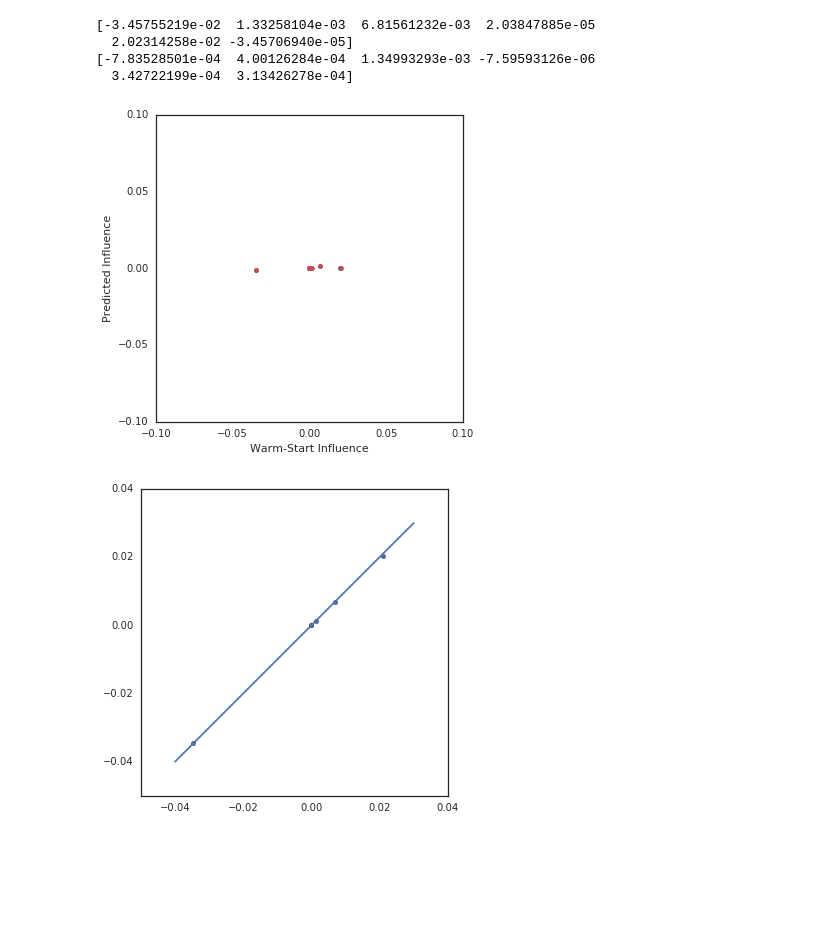
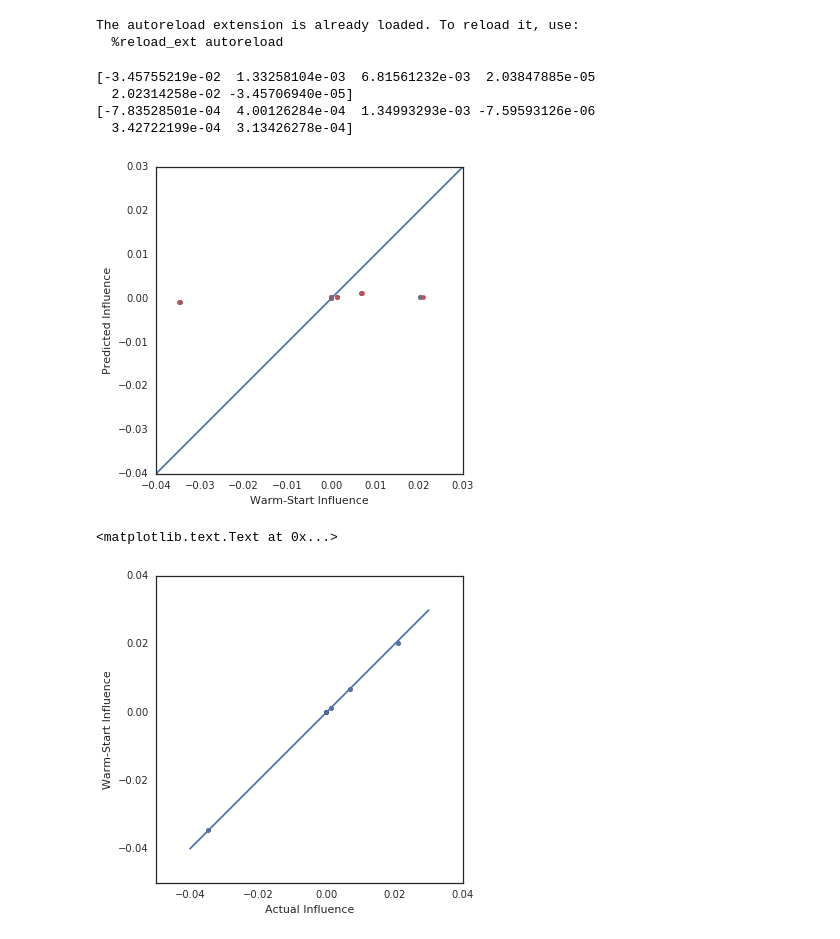
Before and after one commit to bbbert/influence-release, a Jupyter notebook: scripts/hidden0_seeds_losses_and_diffs_logreg-special.ipynb, the cells around one changed output. Saved outputs shown, nothing was run; the diff lists cells and outputs as text; code cells hidden in the pictures; blank space fills up the shorter version.

```diff
--- a/scripts/hidden0_seeds_losses_and_diffs_logreg-special.ipynb
+++ b/scripts/hidden0_seeds_losses_and_diffs_logreg-special.ipynb
@@ -21,13 +21,16 @@ test_idx=6558
 sel_points = [1173,4644,1891,4936,1735,3562]
 # 'damping' means no damping or weight decay (oops), same as LBFGS
 # 'special' means regular CNN-type settings with damping/wd
-mode = 'damping'
+mode = 'special'
 
 sns.set(color_codes=True)
 sns.set_style('white')
 
 def ceil_divide(numer,denom):
     return (numer-1)//denom+1
+# %% [output]
+The autoreload extension is already loaded. To reload it, use:
+  %reload_ext autoreload
 # %%
 seed = 0
 f = np.load('../../output/{}_seed{}_warm_pred_infl_logreg_remove_{}.npz'.format(mode,seed,sel_points))
@@ -60,23 +63,27 @@ print(warm_loss_diffs)
 plt.scatter(warm_loss_diffs, predicted_loss_diffs[sel_points])
 plt.scatter(diffs[:,-1], predicted_loss_diffs[sel_points],color='r')
 plt.axes().set_aspect('equal')
-plt.xlim(-0.1,0.1)
-plt.ylim(-0.1,0.1)
+plt.xlim(-0.04,0.03)
+plt.ylim(-0.04,0.03)
 plt.xlabel('Warm-Start Influence')
 plt.ylabel('Predicted Influence')
+plt.plot([-0.1,0.1],[-0.1,0.1])
 print(predicted_loss_diffs[sel_points])
 # %% [output]
 [-3.45755219e-02  1.33258104e-03  6.81561232e-03  2.03847885e-05
   2.02314258e-02 -3.45706940e-05]
 [-7.83528501e-04  4.00126284e-04  1.34993293e-03 -7.59593126e-06
   3.42722199e-04  3.13426278e-04]
-[figure, old version]
+[figure, new version]
 # %%
 plt.scatter(diffs[:,-1],warm_loss_diffs)
 plt.plot([-0.04,0.03],[-0.04,0.03])
 plt.axes().set_aspect('equal')
+plt.xlabel('Actual Influence')
+plt.ylabel('Warm-Start Influence')
 # %% [output]
+<matplotlib.text.Text at 0x...>
-[figure, old version]
+[figure, new version]
 # %%
 def plot_tracked_losses(seed,point,first):
     assert point in sel_points
```
Also changed, not shown: parts of 3 cells of this notebook, 3 other files.
